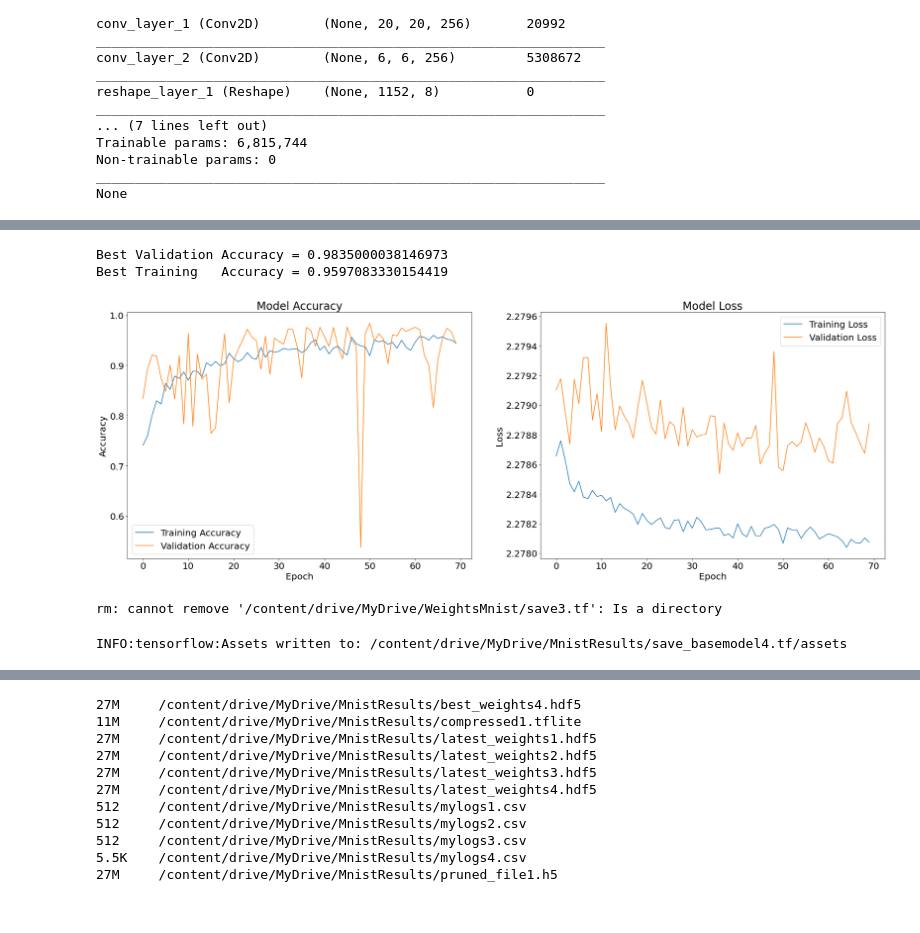
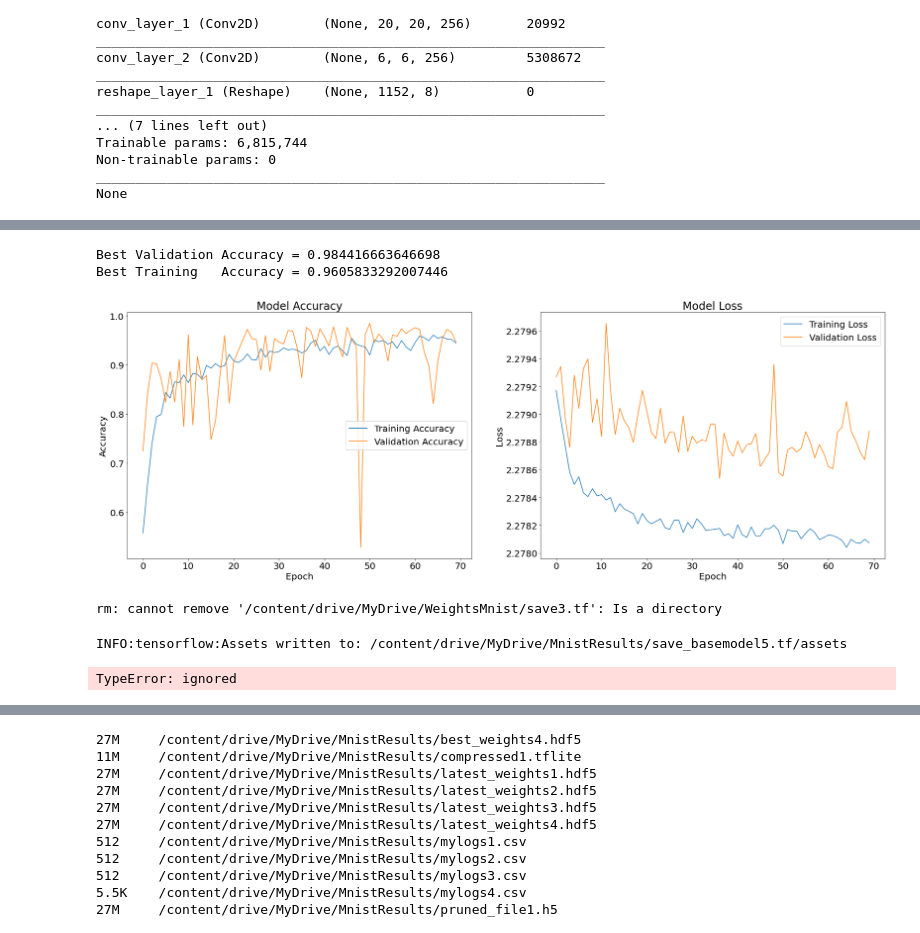
Before and after one commit to BaishaliChetia/CapsNet-Keras, a Jupyter notebook: capsMnistPrunedQuantized.ipynb, the cells around one changed output, grey strips where cells are left out. Cells and saved outputs as stored; diff of their text form; code cells hidden in the pictures.

```diff
--- a/capsMnistPrunedQuantized.ipynb
+++ b/capsMnistPrunedQuantized.ipynb
@@ -423,19 +424,19 @@ from keras.callbacks import ModelCheckpoint, CSVLogger
 comparison_metric = MyAccuracy()
 #checkpoint_filepath = "/content/drive/MyDrive/Weights/weights-improvement-{epoch:02d}-{val_my_accuracy:.2f}.hdf5"
 model_checkpoint_callback = tf.keras.callbacks.ModelCheckpoint(
-        filepath = "/content/drive/MyDrive/MnistResults/best_weights4.hdf5",
+        filepath = "/content/drive/MyDrive/MnistResults/best_weights5.hdf5",
         save_weights_only=True,
         #monitor=f"val_{comparison_metric.name}",
-        monitor="val_my_accuracy_19",
+        monitor="val_my_accuracy_9",
         mode='max',
         save_best_only=True)
 model_checkpoint_callback2 = tf.keras.callbacks.ModelCheckpoint(
-        filepath = "/content/drive/MyDrive/MnistResults/latest_weights4.hdf5",
+        filepath = "/content/drive/MyDrive/MnistResults/latest_weights5.hdf5",
         save_weights_only=True,
         monitor=f"val_{comparison_metric.name}",
         mode='max',
         save_best_only=False)
-log_csv = CSVLogger("/content/drive/MyDrive/MnistResults/mylogs4.csv", separator = ",", append = False)
+log_csv = CSVLogger("/content/drive/MyDrive/MnistResults/mylogs5.csv", separator = ",", append = False)
 callback_list = [model_checkpoint_callback, model_checkpoint_callback2, log_csv]
 # %%
 comparison_metric.name
@@ -465,34 +466,34 @@ Epoch 70/70
 # %%
-print(f'Best Validation Accuracy = {np.max(history.history["val_my_accuracy_19"])}')
-print(f'Best Training   Accuracy = {np.max(history.history["my_accuracy_19"])}')
+print(f'Best Validation Accuracy = {np.max(history.history["val_my_accuracy_9"])}')
+print(f'Best Training   Accuracy = {np.max(history.history["my_accuracy_9"])}')
 # %% [output]
-Best Validation Accuracy = 0.9835000038146973
-Best Training   Accuracy = 0.9597083330154419
+Best Validation Accuracy = 0.984416663646698
+Best Training   Accuracy = 0.9605833292007446
 # %%
 
 import matplotlib.pyplot as plt
 
 plt.rcParams["figure.figsize"] = (30, 10)
 plt.rcParams["font.size"] = 20
 
 fig, ax = plt.subplots(1, 2)
 
-ax[0].plot(history.history['my_accuracy_19'])
-ax[0].plot(history.history['val_my_accuracy_19'])
+ax[0].plot(history.history['my_accuracy_9'])
+ax[0].plot(history.history['val_my_accuracy_9'])
 ax[0].set_title('Model Accuracy')
 ax[0].set_ylabel('Accuracy')
 ax[0].set_xlabel('Epoch')
 ax[0].legend(['Training Accuracy', 'Validation Accuracy'], loc='best')
 
 ax[1].plot(history.history['loss'])
 ax[1].plot(history.history['val_loss'])
 ax[1].set_title('Model Loss')
 ax[1].set_ylabel('Loss')
 ax[1].set_xlabel('Epoch')
 ax[1].legend(['Training Loss', 'Validation Loss'], loc='best')
 plt.show()
 # %% [output]
-[figure, old version]
+[figure, new version]
 # %%
 #m.save("/content/drive/MyDrive/WeightsMnist/save.tf", save_format='tf')
 
@@ -501,9 +502,34 @@ plt.show()
 # %% [output]
 rm: cannot remove '/content/drive/MyDrive/WeightsMnist/save3.tf': Is a directory
 # %%
-basemodel_file = m.save("/content/drive/MyDrive/MnistResults/save_basemodel4.tf", save_format='tf')
+basemodel_file = m.save("/content/drive/MyDrive/MnistResults/save_basemodel5.tf", save_format='tf')
 # %% [output]
-INFO:tensorflow:Assets written to: /content/drive/MyDrive/MnistResults/save_basemodel4.tf/assets
+INFO:tensorflow:Assets written to: /content/drive/MyDrive/MnistResults/save_basemodel5.tf/assets
+# %%
+# model = tf.keras.models.load_model("/content/drive/MyDrive/MnistResults/save_basemodel5.tf",
+#                                    custom_objects=\
+#                           {\
+#                               "SquashLayer": SquashLayer,\
+#                               "SafeNorm": SafeNorm,\
+#                               "MyDigitCapsLayer": MyDigitCapsLayer,
+#                               "RoutingByAgreement": RoutingByAgreement,
+#                               "MyAccuracy": MyAccuracy,
+#                               "MarginLoss": MarginLoss
+#                            })
+
+
+mm = K.models.load_model('/content/drive/MyDrive/WeightsMnist/save2.tf',\
+                         custom_objects=\
+                          {\
+                              "SquashLayer": SquashLayer,\
+                              "SafeNorm": SafeNorm,\
+                              "MyDigitCapsLayer": MyDigitCapsLayer,\
+                              "RoutingByAgreement": RoutingByAgreement,\
+                              "MyAccuracy": MyAccuracy,\
+                              "MarginLoss": MarginLoss,\
+                          })
+# %% [output]
+TypeError: ignored
 # %%
 #Extra layer for evaluate
 class DimensionCorrection(K.layers.Layer):
```
Also changed, not shown: parts of 28 cells of this notebook.
